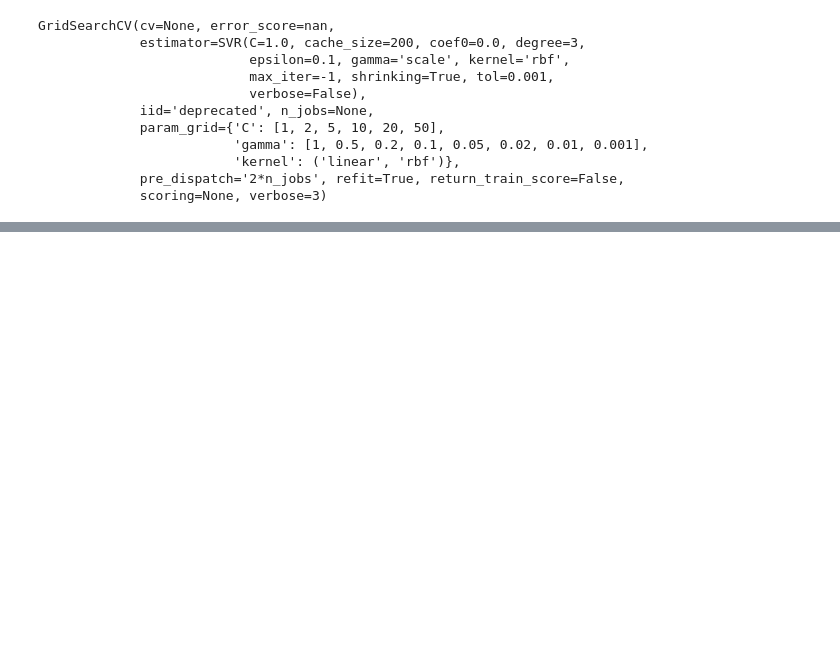
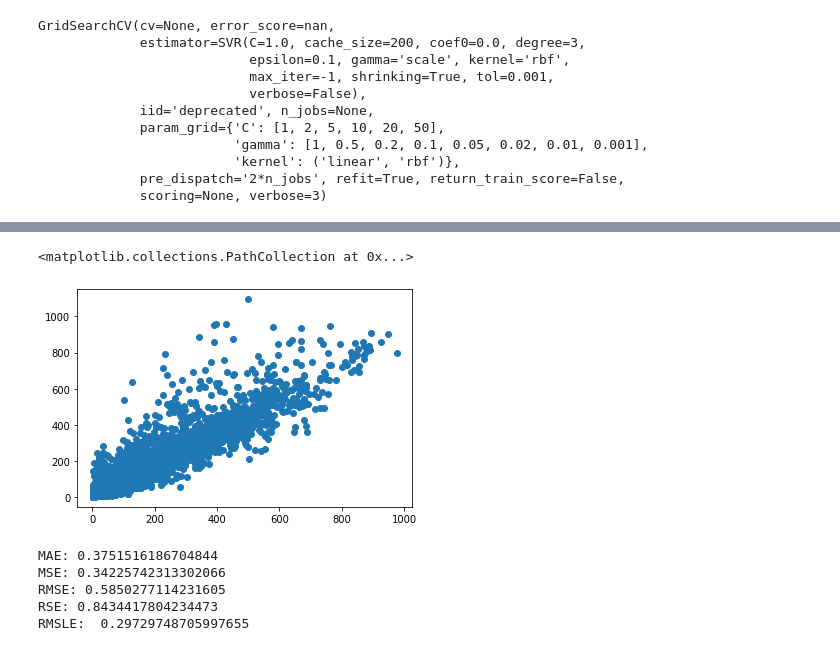
Before and after one commit to WiltshireWizard/Bike_Sharing_Demand, a Jupyter notebook: Bike_Sharing_Demand_New.ipynb, the cells around one changed output, grey strips where cells are left out. Drawn from its saved outputs; the diff is of its cells as text; code cells hidden in the pictures; blank space fills up the shorter version.

```diff
--- a/Bike_Sharing_Demand_New.ipynb
+++ b/Bike_Sharing_Demand_New.ipynb
@@ -1005,0 +1017,17 @@ GridSearchCV(cv=None, error_score=nan,
+# %%
+plt.scatter(np.exp(y_test),np.exp(SVgrid_predictions))
+# %% [output]
+<matplotlib.collections.PathCollection at 0x...>
+[figure, added]
+# %%
+print('MAE:', metrics.mean_absolute_error(y_test, SVgrid_predictions))
+print('MSE:', metrics.mean_squared_error(y_test, SVgrid_predictions))
+print('RMSE:', np.sqrt(metrics.mean_squared_error(y_test, SVgrid_predictions)))
+print('RSE:', metrics.r2_score(y_test,SVgrid_predictions))
+print ("RMSLE: ", metrics.mean_squared_log_error(np.exp(y_test),np.exp(SVgrid_predictions)))
+# %% [output]
+MAE: 0.3751516186704844
+MSE: 0.34225742313302066
+RMSE: 0.5850277114231605
+RSE: 0.8434417804234473
+RMSLE:  0.29729748705997655
```
Also changed, not shown: parts of 3 cells of this notebook.
